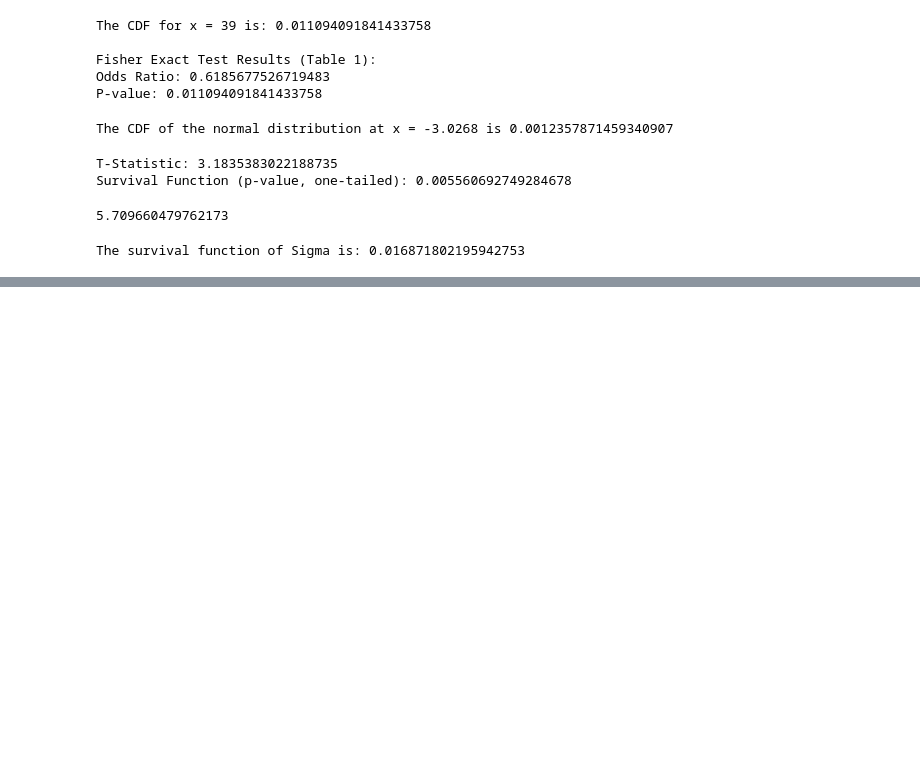
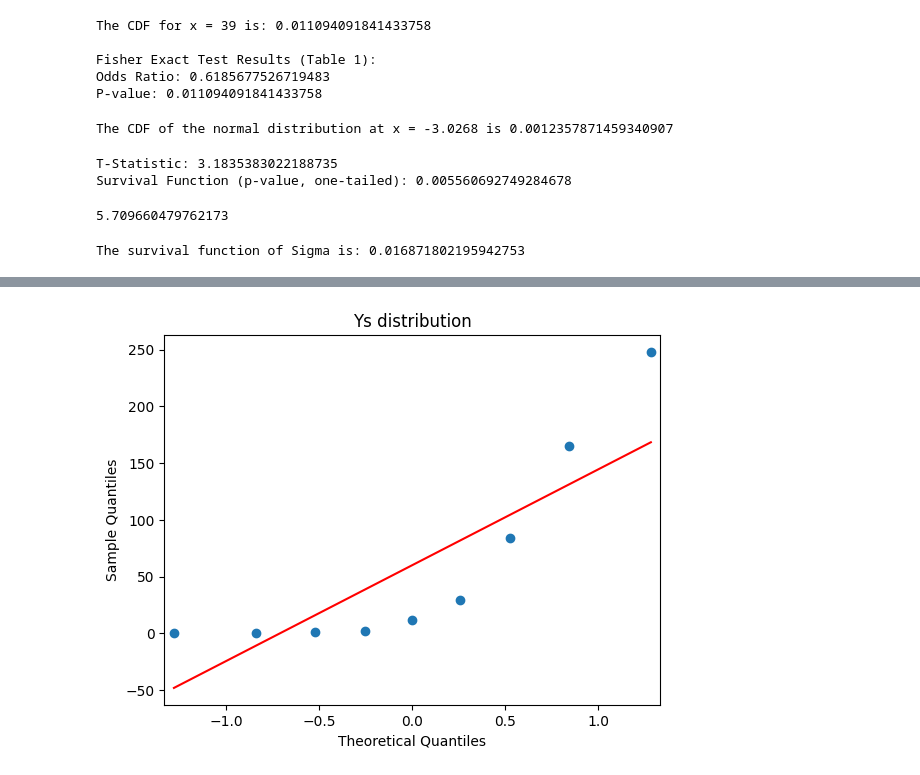
Before and after one commit to arnml/colabrepository, a Jupyter notebook: MITx_6_419x_modulo_1.ipynb, the cells around one changed output, grey strips where cells are left out. Drawn from its saved outputs; the diff is of its cells as text; code cells hidden in the pictures; blank space fills up the shorter version.

```diff
--- a/MITx_6_419x_modulo_1.ipynb
+++ b/MITx_6_419x_modulo_1.ipynb
@@ -160,0 +299,6 @@ The survival function of Sigma is: 0.016871802195942753
+# %%
+sm.qqplot(Ys, line='s')
+plt.title("Ys distribution")
+plt.show()
+# %% [output]
+[figure, added]
```
Also changed, not shown: parts of 27 cells of this notebook.
